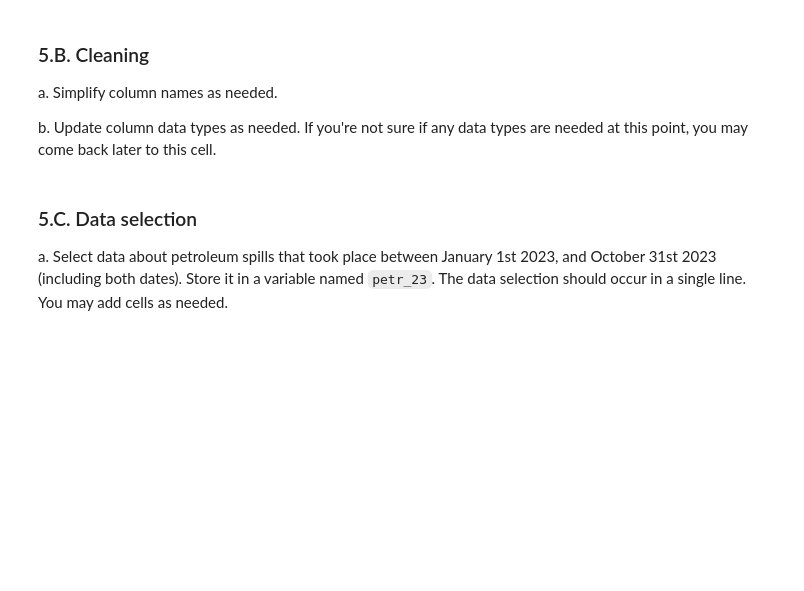
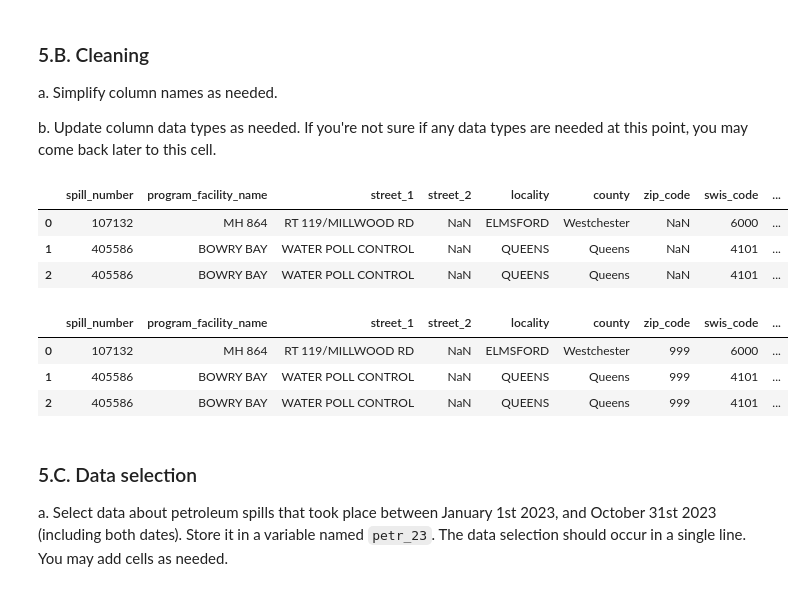
Before and after one commit to stephenccodes/eds220-hwk3, a Jupyter notebook: hwk3-task2-oil-spills.ipynb, the cells around one changed output. Saved outputs shown, nothing was run; the diff lists cells and outputs as text; code cells hidden in the pictures; blank space fills up the shorter version.

```diff
--- a/hwk3-task2-oil-spills.ipynb
+++ b/hwk3-task2-oil-spills.ipynb
@@ -103,0 +257,21 @@ b. Update column data types as needed. If you're not sure if any data types are
+# %%
+# a.
+# Simplify column names by making them lowercase and replacing any spaces with underscores
+spills.columns = spills.columns.str.lower().str.replace(' ', '_')
+
+spills.head(3)
+# %% [output]
+|  | spill_number | program_facility_name | street_1 | street_2 | locality | county | zip_code | swis_code | ... |
+| 0 | 107132 | MH 864 | RT 119/MILLWOOD RD | NaN | ELMSFORD | Westchester | NaN | 6000 | ... |
+| 1 | 405586 | BOWRY BAY | WATER POLL CONTROL | NaN | QUEENS | Queens | NaN | 4101 | ... |
+| 2 | 405586 | BOWRY BAY | WATER POLL CONTROL | NaN | QUEENS | Queens | NaN | 4101 | ... |
+# %%
+#catch_data.loc[400, 'Catch'] = '1'
+
+spills['zip_code'] = spills['zip_code'].fillna(999)
+spills.head(3)
+# %% [output]
+|  | spill_number | program_facility_name | street_1 | street_2 | locality | county | zip_code | swis_code | ... |
+| 0 | 107132 | MH 864 | RT 119/MILLWOOD RD | NaN | ELMSFORD | Westchester | 999 | 6000 | ... |
+| 1 | 405586 | BOWRY BAY | WATER POLL CONTROL | NaN | QUEENS | Queens | 999 | 4101 | ... |
+| 2 | 405586 | BOWRY BAY | WATER POLL CONTROL | NaN | QUEENS | Queens | 999 | 4101 | ... |
```
Also changed, not shown: parts of 23 cells of this notebook.
